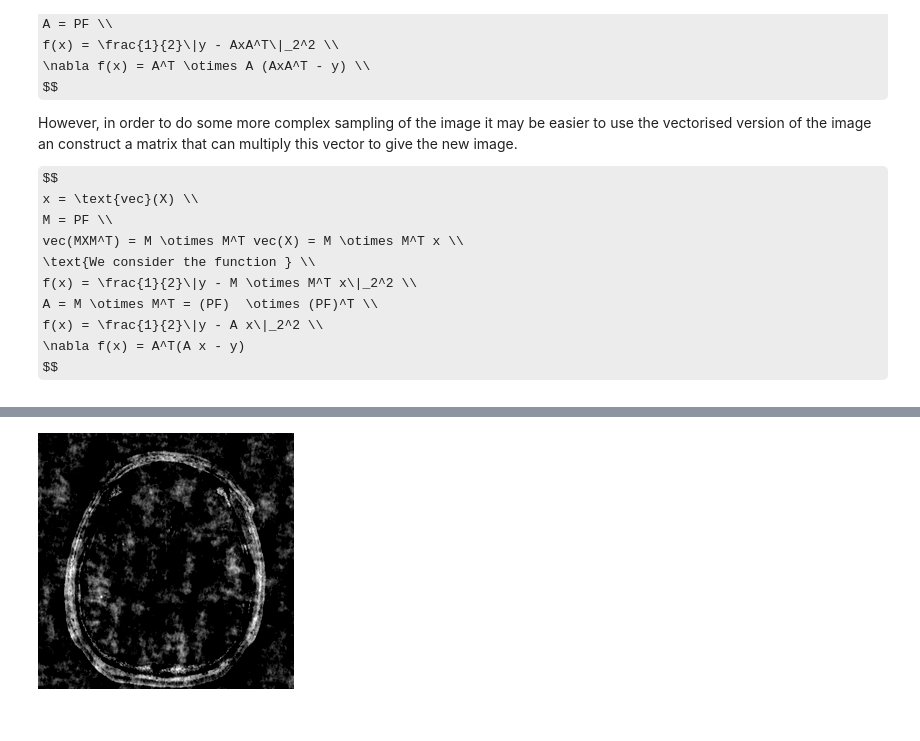
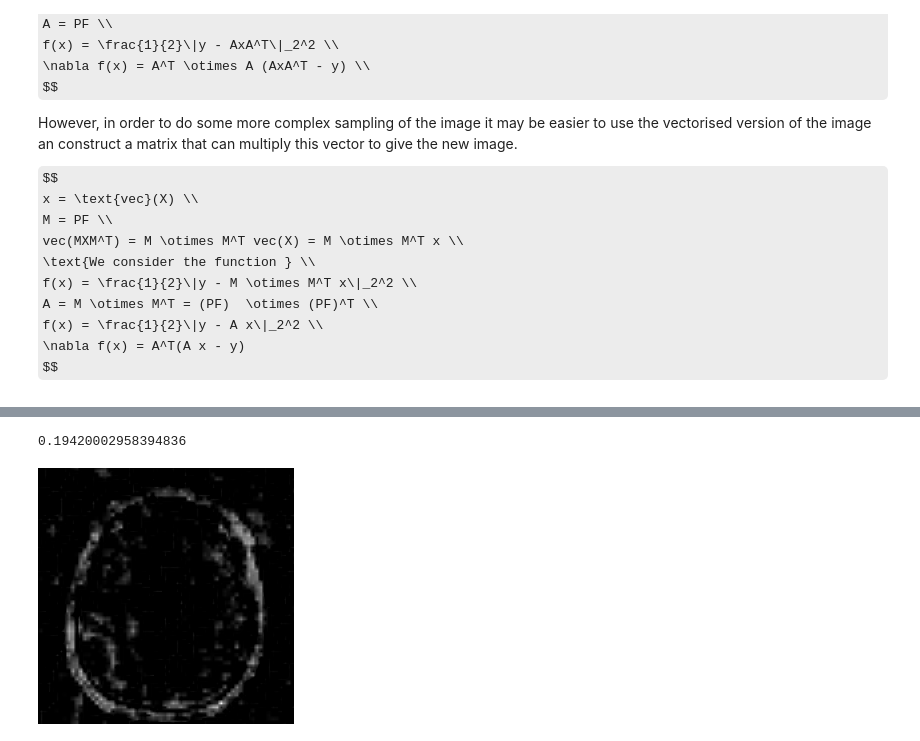
Before and after one commit to max-wickham/TopicsCoursework, a Jupyter notebook: 2022.DataProcessing.Coursework2.ipynb, the cells around one changed output, grey strips where cells are left out. Drawn from its saved outputs; the diff is of its cells as text; code cells hidden in the pictures; some formulas as TeX source.

```diff
--- a/2022.DataProcessing.Coursework2.ipynb
+++ b/2022.DataProcessing.Coursework2.ipynb
@@ -814,5 +878,66 @@ x_gray = Gray.(real.(ifft(ifftshift(F0))))
-# %%
-x_gray = Gray.(3*real.(ifft(ifftshift(y))))
-@show(x_gray)
-# %% [output]
-[figure, removed]
+# %%
+using Statistics
+
+
+function softlimit(a, c)
+    if abs(a) > c
+        return sign(a) * (abs(a) - c)
+    end
+        return 0.0
+end
+
+l = 0
+x = zeros(256,256)
+for i in 1:100
+    global x
+    η = 0.9
+    # γ = 0.00675
+    # γ = 0.001
+    γ = 0.0056
+    # γ = 1
+    λ = 0.1
+    c = γ * λ
+    # c = 30
+    # c = 0.02 * 0.01
+    c = 0.001 * 0.3
+    ##################################
+    z = x - γ*real.(∇f(x))
+    z = dwt(z, wavlet_filt, 2)
+    change = norm(z)
+    z = z / change
+    # z = z / change
+    z = softlimit.(z, c)
+    z = z * change
+    z = idwt(z, wavlet_filt, 2)
+    ##################################
+    # while true
+    #     l += 1
+    #     z = ∇f(x)
+    #     z = x - γ*real.(z)
+    #     z = dwt(z, wavlet_filt, 2)
+    #     z = softlimit.(z, c)
+    #     z = idwt(z, wavlet_filt, 2)
+    #     if f(z) <= fhat(z,x,γ)
+    #         break
+    #     end
+    #     γ = η * γ
+    #     c = γ * λ
+    # end
+    x = z
+end
+print("hello")
+@show maximum(x)
+# @show l
+# %% [output]
+0.19420002958394836
+# %%
+x_gray = Gray.(5*x)
+@show(x_gray)
+
+# z = dwt(Float64.(X0), wavlet_filt, 2)
+# x_gray = Gray.(z)
+# @show(x_gray)
+# # @show(norm(z) / (256*256))
+# @show maximum(z)
+# %% [output]
+[figure, added]
```
Also changed, not shown: parts of 27 cells of this notebook, 3 other files.
